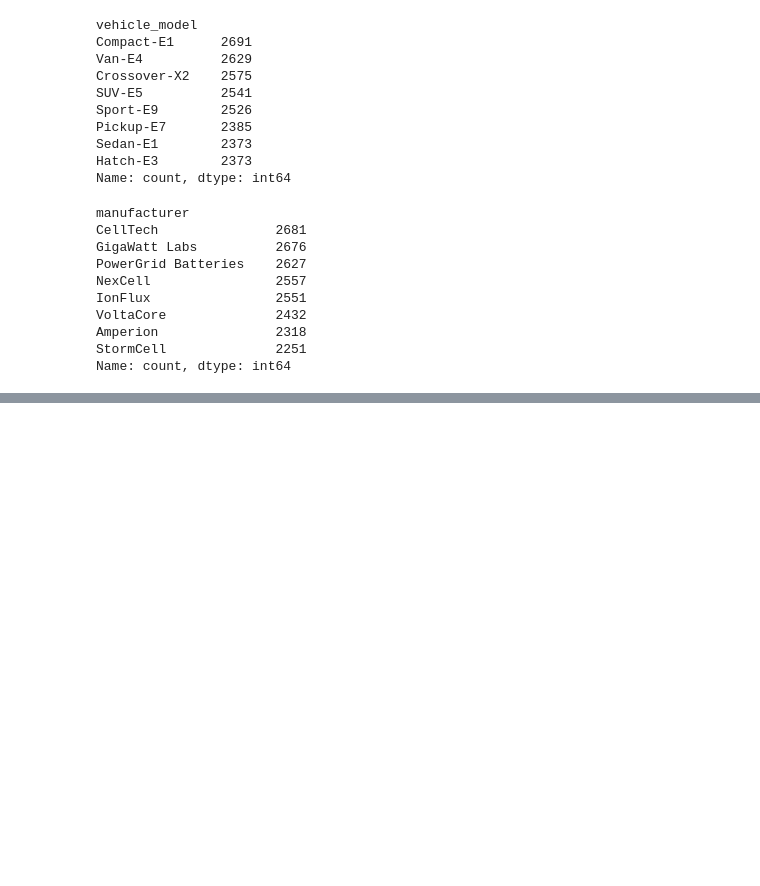
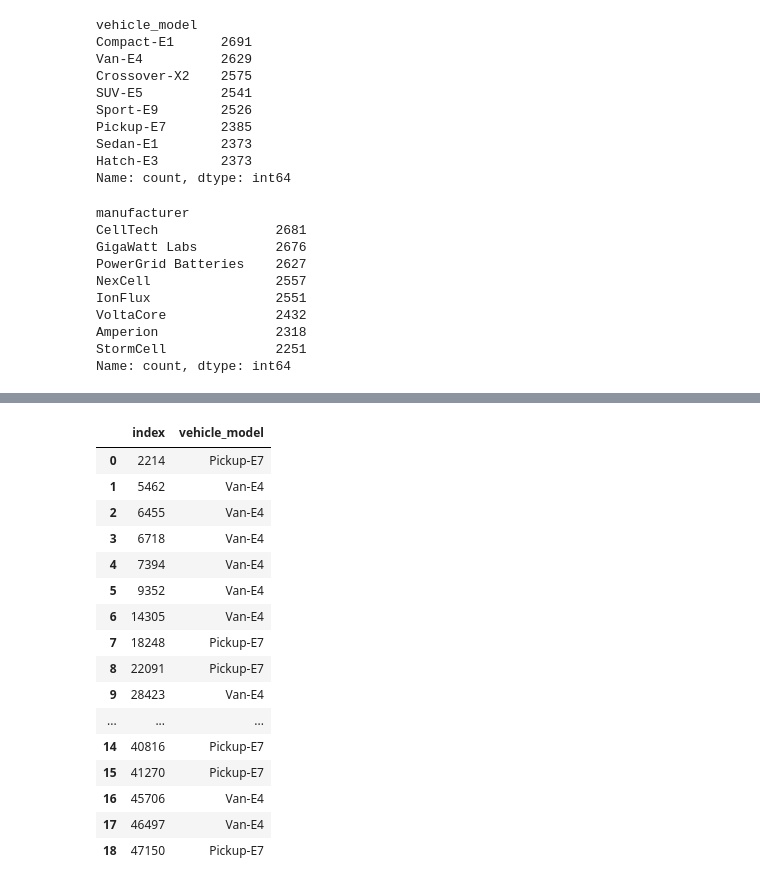
Before and after one commit to Ragim-Xtha/Core-Data-Science, a Jupyter notebook: basic-data-analysis/analysis6/ev_battery_analysis.ipynb, the cells around one changed output, grey strips where cells are left out. Saved outputs shown, nothing was run; the diff lists cells and outputs as text; code cells hidden in the pictures; blank space fills up the shorter version.

```diff
--- a/basic-data-analysis/analysis6/ev_battery_analysis.ipynb
+++ b/basic-data-analysis/analysis6/ev_battery_analysis.ipynb
@@ -222,0 +233,20 @@ Name: count, dtype: int64
+# %%
+df[df["pack_capacity_kwh"] == df["pack_capacity_kwh"].max()]["vehicle_model"].reset_index()
+# %% [output]
+|  | index | vehicle_model |
+| 0 | 2214 | Pickup-E7 |
+| 1 | 5462 | Van-E4 |
+| 2 | 6455 | Van-E4 |
+| 3 | 6718 | Van-E4 |
+| 4 | 7394 | Van-E4 |
+| 5 | 9352 | Van-E4 |
+| 6 | 14305 | Van-E4 |
+| 7 | 18248 | Pickup-E7 |
+| 8 | 22091 | Pickup-E7 |
+| 9 | 28423 | Van-E4 |
+| ... | ... | ... |
+| 14 | 40816 | Pickup-E7 |
+| 15 | 41270 | Pickup-E7 |
+| 16 | 45706 | Van-E4 |
+| 17 | 46497 | Van-E4 |
+| 18 | 47150 | Pickup-E7 |
```
Also changed, not shown: parts of 3 cells of this notebook.
